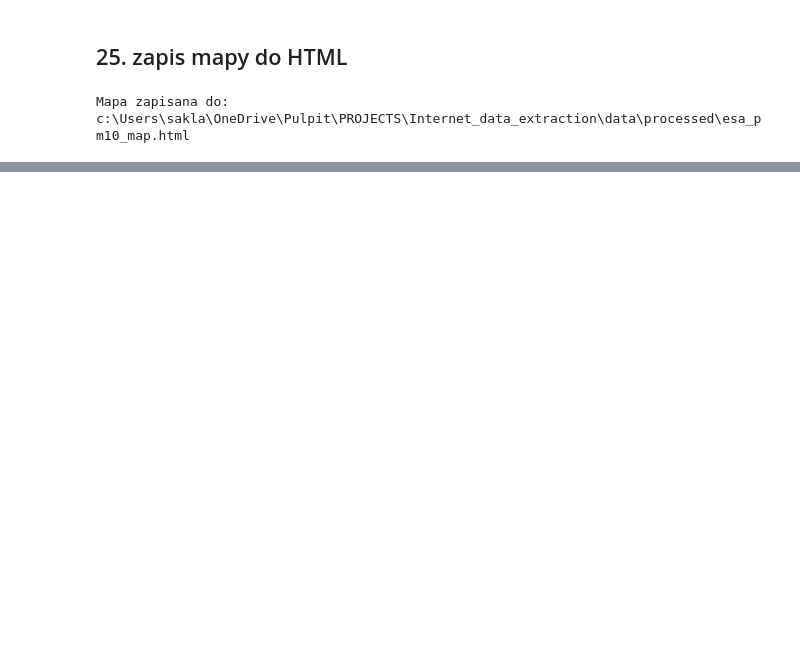
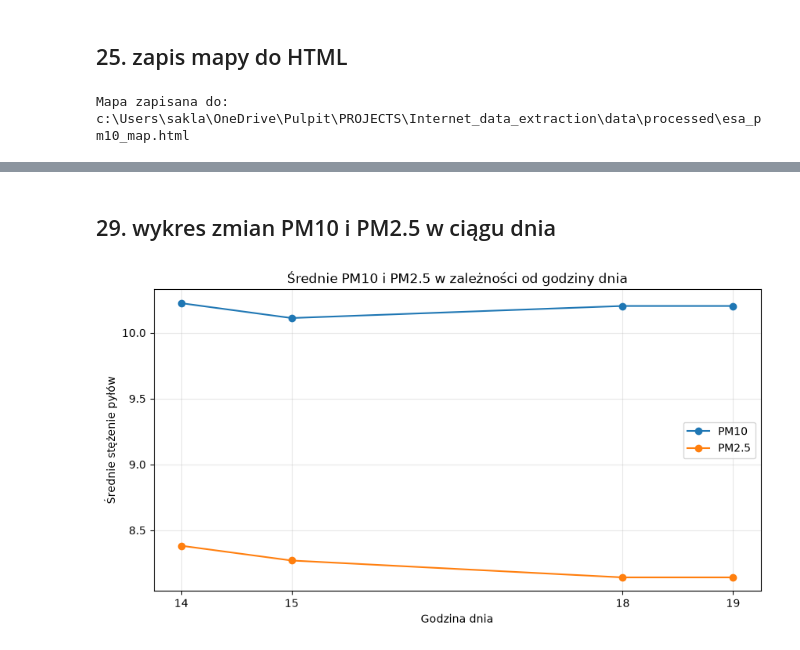
Before and after one commit to saklaskidominik/Internet_data_extraction, a Jupyter notebook: notebooks/01_environmental_snapshot_eda.ipynb, the cells around one changed output, grey strips where cells are left out. Saved outputs shown, nothing was run; the diff lists cells and outputs as text; code cells hidden in the pictures; blank space fills up the shorter version.

```diff
--- a/notebooks/01_environmental_snapshot_eda.ipynb
+++ b/notebooks/01_environmental_snapshot_eda.ipynb
@@ -589,0 +665,15 @@ Mapa zapisana do: c:\Users\sakla\OneDrive\Pulpit\PROJECTS\Internet_data_extracti
+# %%
+hourly_pollution = (
+    df_time
+    .dropna(subset=["hour", "pm10", "pm25"])
+    .groupby("hour")
+    .agg(
+        srednie_pm10=("pm10", "mean"),
+        srednie_pm25=("pm25", "mean"),
+        liczba_pomiarow=("measurement_id", "count"),
+    )
+    .reset_index()
+    .sort_values("hour")
+)
+
+hourly_pollution.round(2)
@@ -589,0 +686,28 @@ Mapa zapisana do: c:\Users\sakla\OneDrive\Pulpit\PROJECTS\Internet_data_extracti
+# %% [markdown]
+## 29. wykres zmian PM10 i PM2.5 w ciągu dnia
+# %%
+plt.figure(figsize=(10, 5))
+
+plt.plot(
+    hourly_pollution["hour"],
+    hourly_pollution["srednie_pm10"],
+    marker="o",
+    label="PM10",
+)
+
+plt.plot(
+    hourly_pollution["hour"],
+    hourly_pollution["srednie_pm25"],
+    marker="o",
+    label="PM2.5",
+)
+
+plt.title("Średnie PM10 i PM2.5 w zależności od godziny dnia")
+plt.xlabel("Godzina dnia")
+plt.ylabel("Średnie stężenie pyłów")
+plt.xticks(hourly_pollution["hour"])
+plt.grid(True, alpha=0.3)
+plt.legend()
+plt.show()
+# %% [output]
+[figure, added]
```
Also changed, not shown: parts of 16 cells of this notebook.
